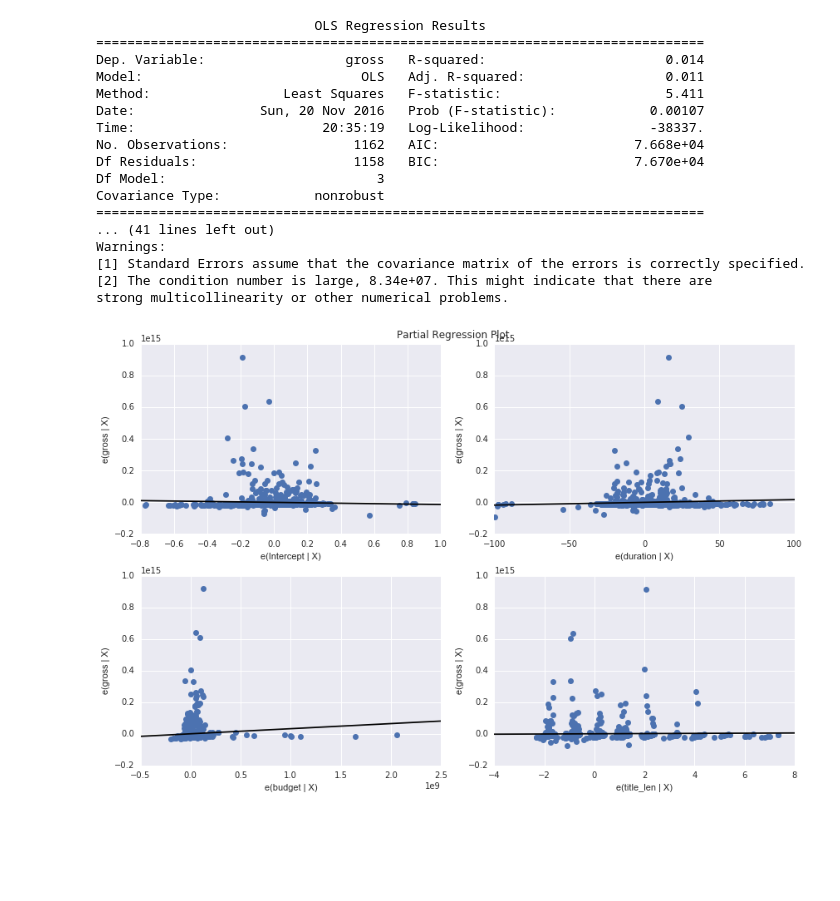
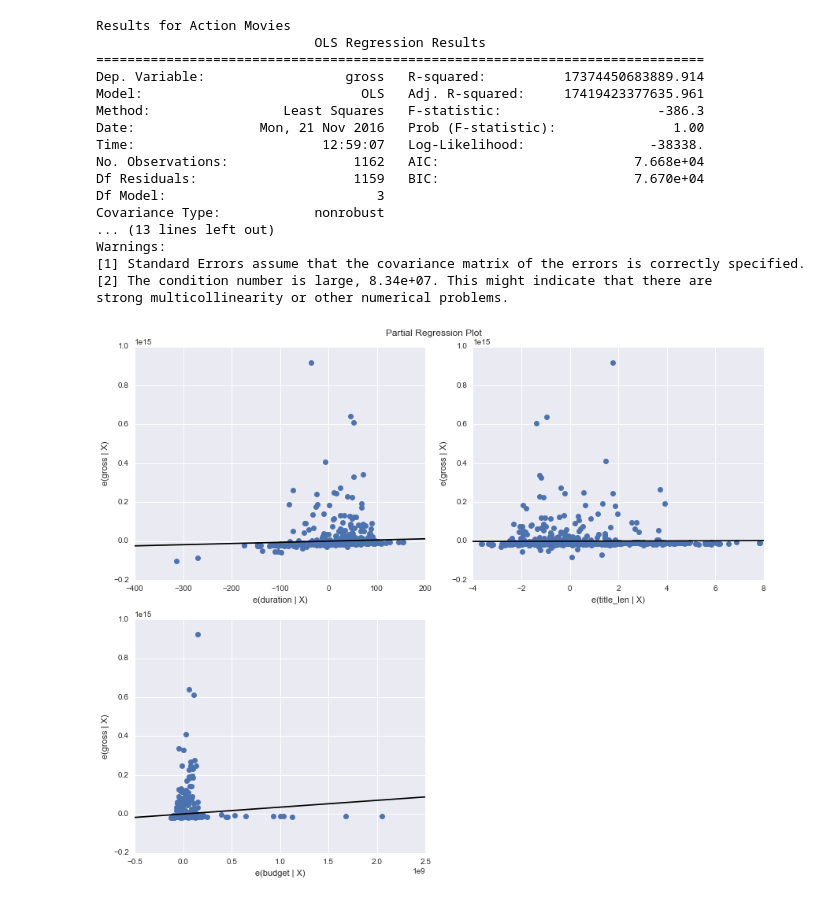
Before and after one commit to kacerchio/CS505-final-project, a Jupyter notebook: mid-progress-analysis.ipynb, the cells around one changed output. Cells and saved outputs as stored; diff of their text form; code cells hidden in the pictures; blank space fills up the shorter version.

```diff
--- a/mid-progress-analysis.ipynb
+++ b/mid-progress-analysis.ipynb
@@ -7,9 +7,9 @@ import matplotlib.pyplot as plt
 import seaborn as sns
 %matplotlib inline
 
-# movie_df = pd.read_csv('movie_master_dataset.csv', encoding = "ISO-8859-1")
+movie_df = pd.read_csv('movie_master_dataset.csv', encoding = "ISO-8859-1")
 
-# top_genres = ['Action', 'Drama', 'Thriller', 'Comedy', 'Romance']
+top_genres = ['Action', 'Drama', 'Thriller', 'Comedy', 'Romance']
 
 def get_movies(movie_df):
     movies = []
@@ -33,49 +33,53 @@ def get_movies(movie_df):
     romance = movie_df[movie_df['genres'].str.contains('Romance')]
     romance = romance[keep]
     movies.append(romance)
 
     return movies
 
 movies = get_movies(movie_df)
 
 for i in range(len(movies)):
     movies[i] = movies[i].reset_index(drop=True)
     title_len= []
     for j in range(len(movies[i])):
         title_len.append(len(movies[i]['movie_title'][j].split()))
     movies[i]['title_len'] = title_len
 
     movies[i]['duration'] = movies[i]['duration'].apply(lambda x: str(x))
     movies[i]['duration'] = movies[i]['duration'].apply(lambda x: int(x[:3]) if x[0] == '1' else int(x[:2]))
 
-model = smf.ols(formula='gross ~ duration + budget + title_len', data=movies[0]).fit()
-model.summary()
-print(model.summary())
-fig = plt.figure(figsize=(12,8))
-fig = sm.graphics.plot_partregress_grid(model, fig=fig)
+def ols(data):
+#     INTERCEPT?
+#     model = smf.ols(formula='gross ~ duration + budget + title_len', data=data).fit()
+#     model.summary()
+#     print(model.summary())
+#     fig = plt.figure(figsize=(12,8))
+#     fig = sm.graphics.plot_partregress_grid(model, fig=fig)
 
+    results = sm.OLS(movies[0]['gross'], movies[0][['duration', 'title_len', 'budget']]).fit()
+    print(results.summary())
+    fig = plt.figure(figsize=(12,10))
+    fig = sm.graphics.plot_partregress_grid(results, fig=fig)
+    plt.show()
 
-results = sm.OLS(movies[0]['gross'], movies[0][['duration', 'title_len', 'budget']]).fit()
-print(results.summary())
-fig = plt.figure(figsize=(12,10))
-fig = sm.graphics.plot_partregress_grid(results, fig=fig)
-plt.show()
+print('Results for ' + top_genres[0] + ' Movies')
+ols(movies[0])
 # %% [output]
+Results for Action Movies
                             OLS Regression Results
 ==============================================================================
-Dep. Variable:                  gross   R-squared:                       0.014
-Model:                            OLS   Adj. R-squared:                  0.011
-Method:                 Least Squares   F-statistic:                     5.411
-Date:                Sun, 20 Nov 2016   Prob (F-statistic):            0.00107
-Time:                        20:35:19   Log-Likelihood:                -38337.
+Dep. Variable:                  gross   R-squared:          17374450683889.914
+Model:                            OLS   Adj. R-squared:     17419423377635.961
+Method:                 Least Squares   F-statistic:                    -386.3
+Date:                Mon, 21 Nov 2016   Prob (F-statistic):               1.00
+Time:                        12:59:07   Log-Likelihood:                -38338.
 No. Observations:                1162   AIC:                         7.668e+04
-Df Residuals:                    1158   BIC:                         7.670e+04
+Df Residuals:                    1159   BIC:                         7.670e+04
 Df Model:                           3
 Covariance Type:            nonrobust
-==============================================================================
-... (41 lines left out)
+... (13 lines left out)
 Warnings:
 [1] Standard Errors assume that the covariance matrix of the errors is correctly specified.
 [2] The condition number is large, 8.34e+07. This might indicate that there are
 strong multicollinearity or other numerical problems.
-[figure, old version]
+[figure, new version]
```
Also changed, not shown: parts of 9 cells of this notebook.
